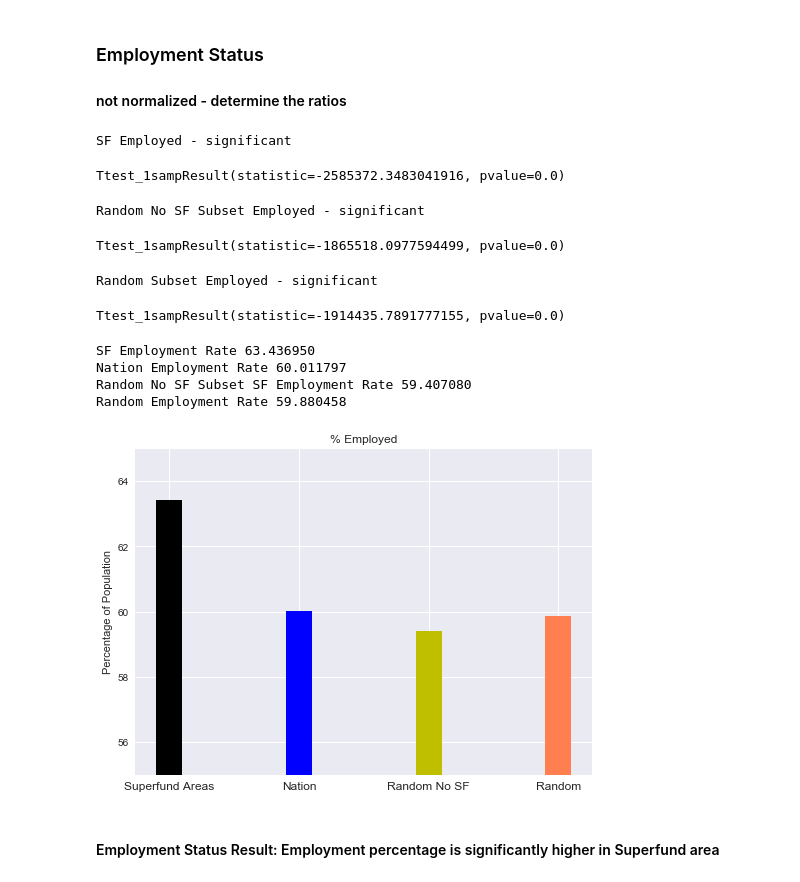
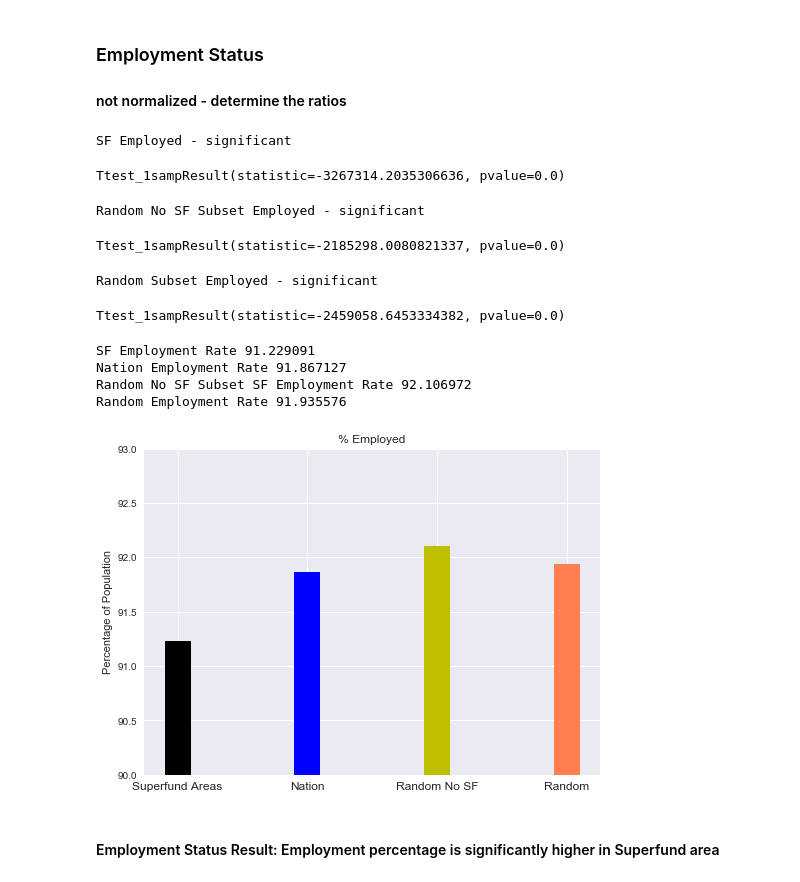
Before and after one commit to harshil753/Project1, a Jupyter notebook: FirstProject.ipynb, the cells around one changed output. Saved outputs shown, nothing was run; the diff lists cells and outputs as text; code cells hidden in the pictures.

```diff
--- a/FirstProject.ipynb
+++ b/FirstProject.ipynb
@@ -1134,38 +1135,38 @@ plt.show()
 #### not normalized - determine the ratios
 # %%
 print("SF Employed - significant")
-stats.ttest_1samp(a=pd.Series(pd.to_numeric(sfcensus["LaborForce_Emp_Ratio"].dropna())), popmean=pd.to_numeric(censusByZipCd2015_df["LaborForce_Total"].dropna()).mean())
+stats.ttest_1samp(a=pd.Series(pd.to_numeric(sfcensus["Employment_Ratio"].dropna())), popmean=pd.to_numeric(censusByZipCd2015_df["Employment_Total"].dropna()).mean())
 # %% [output]
 SF Employed - significant
-Ttest_1sampResult(statistic=-2585372.3483041916, pvalue=0.0)
+Ttest_1sampResult(statistic=-3267314.2035306636, pvalue=0.0)
 # %%
 print("Random No SF Subset Employed - significant")
-stats.ttest_1samp(a=pd.Series(pd.to_numeric(no_sf_subset["LaborForce_Emp_Ratio"].dropna())), popmean=pd.to_numeric(censusByZipCd2015_df["LaborForce_Total"].dropna()).mean())
+stats.ttest_1samp(a=pd.Series(pd.to_numeric(no_sf_subset["Employment_Ratio"].dropna())), popmean=pd.to_numeric(censusByZipCd2015_df["Employment_Total"].dropna()).mean())
 # %% [output]
 Random No SF Subset Employed - significant
-Ttest_1sampResult(statistic=-1865518.0977594499, pvalue=0.0)
+Ttest_1sampResult(statistic=-2185298.0080821337, pvalue=0.0)
 # %%
 print("Random Subset Employed - significant")
-stats.ttest_1samp(a=pd.Series(pd.to_numeric(random_subset["LaborForce_Emp_Ratio"].dropna())), popmean=pd.to_numeric(censusByZipCd2015_df["LaborForce_Total"].dropna()).mean())
+stats.ttest_1samp(a=pd.Series(pd.to_numeric(random_subset["Employment_Ratio"].dropna())), popmean=pd.to_numeric(censusByZipCd2015_df["Employment_Total"].dropna()).mean())
 # %% [output]
 Random Subset Employed - significant
-Ttest_1sampResult(statistic=-1914435.7891777155, pvalue=0.0)
+Ttest_1sampResult(statistic=-2459058.6453334382, pvalue=0.0)
 # %%
-print("SF Employment Rate %f" % (sfcensus["LaborForce_Emp_Ratio"].mean()*100))
-print("Nation Employment Rate %f" % (censusByZipCd2015_df["LaborForce_Emp_Ratio"].mean()*100))
-print("Random No SF Subset SF Employment Rate %f" % (no_sf_subset["LaborForce_Emp_Ratio"].mean()*100))
-print("Random Employment Rate %f" % (random_subset["LaborForce_Emp_Ratio"].mean()*100))
+print("SF Employment Rate %f" % (sfcensus["Employment_Ratio"].mean()*100))
+print("Nation Employment Rate %f" % (censusByZipCd2015_df["Employment_Ratio"].mean()*100))
+print("Random No SF Subset SF Employment Rate %f" % (no_sf_subset["Employment_Ratio"].mean()*100))
+print("Random Employment Rate %f" % (random_subset["Employment_Ratio"].mean()*100))
 # %% [output]
-SF Employment Rate 63.436950
-Nation Employment Rate 60.011797
-Random No SF Subset SF Employment Rate 59.407080
-Random Employment Rate 59.880458
+SF Employment Rate 91.229091
+Nation Employment Rate 91.867127
+Random No SF Subset SF Employment Rate 92.106972
+Random Employment Rate 91.935576
 # %%
 plt.figure(figsize=(18,6))
-getBarGraphSFAndNationInd(plt, ["LaborForce_Emp_Ratio"], sfcensus, censusByZipCd2015_df, no_sf_subset, random_subset, "% Employed", "Percentage of Population", "0", 121, 55,65, 100)
+getBarGraphSFAndNationInd(plt, ["Employment_Ratio"], sfcensus, censusByZipCd2015_df, no_sf_subset, random_subset, "% Employed", "Percentage of Population", "0", 121, 90,93, 100)
 plt.show()
 # %% [output]
-[figure, old version]
+[figure, new version]
 # %% [markdown]
 #### Employment Status Result: Employment percentage is significantly higher in Superfund area
 # %%
```
Also changed, not shown: parts of 28 cells of this notebook.
